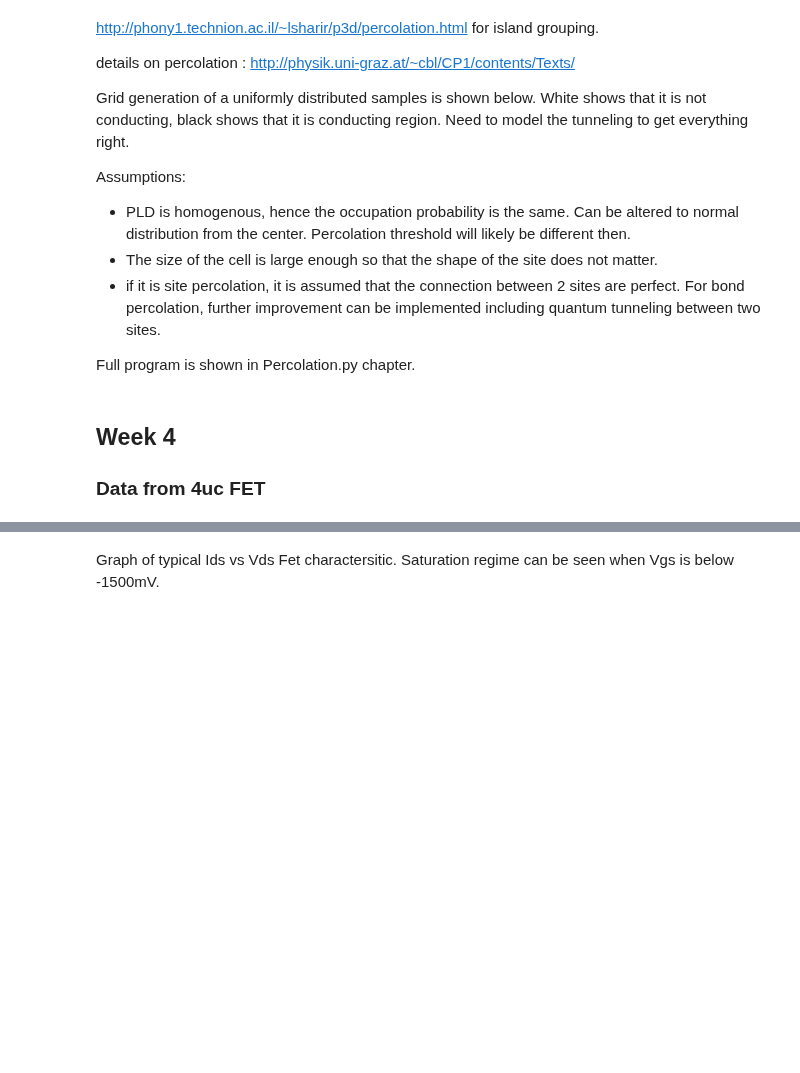
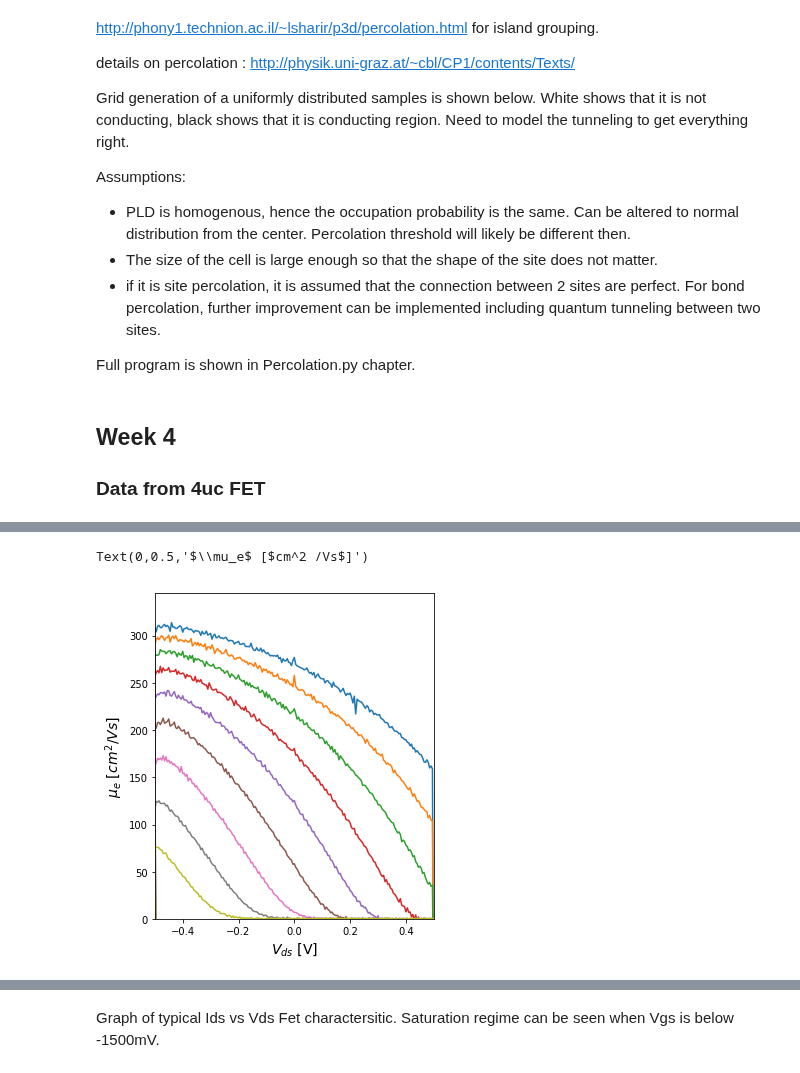
Before and after one commit to prabowobagas/Jupyter-Notebook-Thesis, a Jupyter notebook: Weekly Journal.ipynb, the cells around one changed output, grey strips where cells are left out. Cells and saved outputs as stored; diff of their text form; code cells hidden in the pictures; blank space fills up the shorter version.

```diff
--- a/Weekly Journal.ipynb
+++ b/Weekly Journal.ipynb
@@ -283,0 +282,21 @@ for j in range(1,5):
+# %%
+from scipy import constants
+
+for i in range(11,20):
+    df1 = pd.read_csv('Data\\dev15\\dev15_vsd\\dev15_dataset'+str(i)+'.txt',sep='\t',skiprows = [0,1,2])
+    df2 = pd.read_csv('Data\\dev16\\dev16_vsd\\dev16dataset'+str(i)+'.txt',sep='\t',skiprows = [0,1,2])
+
+    df_wrap1 = wrapper_vds(df1)
+    # df_wrap2 = wrapper_vds(df2)
+
+    mu = np.diff((df_wrap1['Ids']) * 10)/(10**(13) * constants.elementary_charge)
+    Vgs_lineseries = df_wrap1['Vds']
+    plt.plot(Vgs_lineseries[0:400], mu)
+
+plt.xlim(-0.5,0.5)
+plt.ylim(0,)
+plt.xlabel('$V_{ds}$ [V]', fontsize=14)
+plt.ylabel('$\mu_e$ [$cm^2 /Vs$]', fontsize=14)
+# %% [output]
+Text(0,0.5,'$\\mu_e$ [$cm^2 /Vs$]')
+[figure, added]
```
Also changed, not shown: parts of 7 cells of this notebook, 7 other files.
